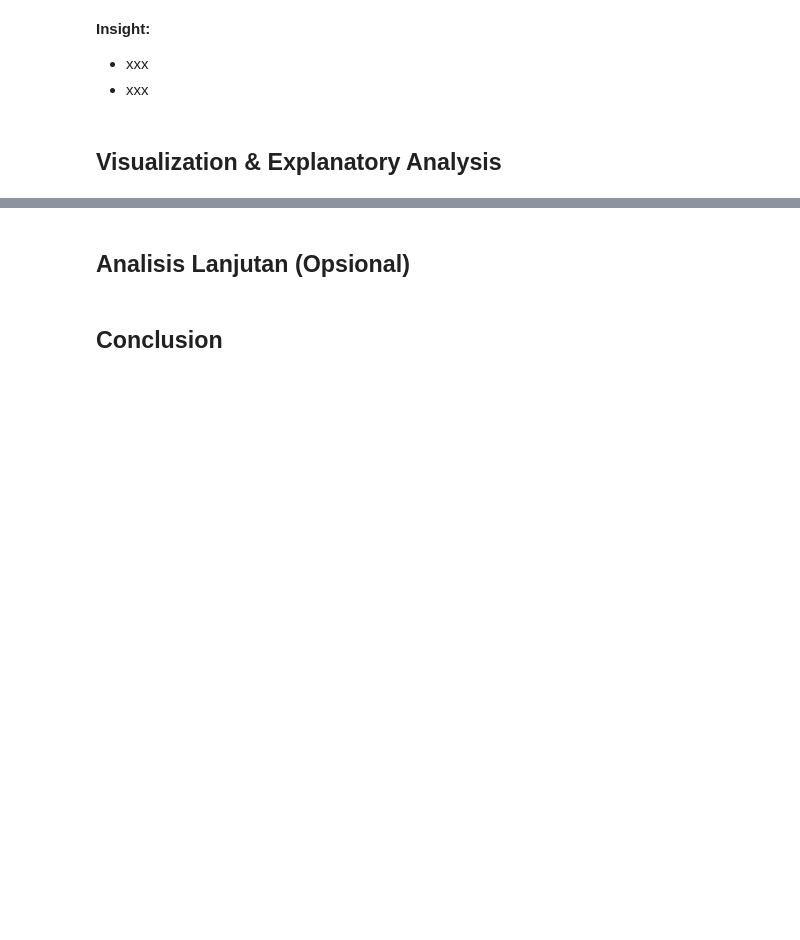
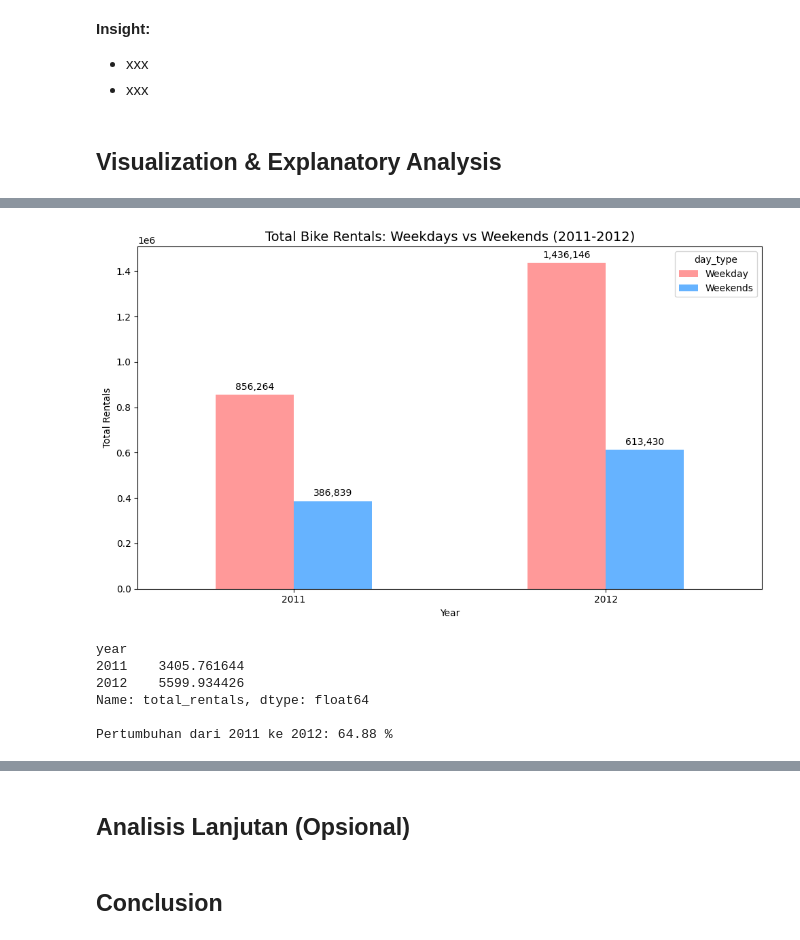
Before and after one commit to huszen/bike-sharing-data-analysis, a Jupyter notebook: notebook.ipynb, the cells around one changed output, grey strips where cells are left out. Cells and saved outputs as stored; diff of their text form; code cells hidden in the pictures; blank space fills up the shorter version.

```diff
--- a/notebook.ipynb
+++ b/notebook.ipynb
@@ -477,0 +501,48 @@ Passing `palette` without assigning `hue` is deprecated and will be removed in v
+# %%
+# VISUALISASI 1
+
+# Memberikan label yang lebih deskriptif pada kolom workingday
+df['day_type'] = df['workingday'].map({1: 'Weekday', 0: 'Weekends'})
+
+# Menghitung total penyewaan berdasarkan tahun dan tipe hari
+workingday_rentals = df.groupby(['year', 'day_type'])['total_rentals'].sum().unstack()
+
+# Membuat Bar Chart
+plt.figure(figsize=(10, 6))
+ax = workingday_rentals.plot(kind='bar', color=['#ff9999','#66b3ff'], ax=plt.gca())
+
+# judul
+plt.title('Total Bike Rentals: Weekdays vs Weekends (2011-2012)', fontsize=14)
+plt.xlabel('Year')
+plt.ylabel('Total Rentals')
+plt.xticks(rotation=0)
+
+# menampilkan angka pada bar chart
+for container in ax.containers:
+    ax.bar_label(container, fmt='{:,.0f}', padding=3)
+
+plt.tight_layout()
+plt.show()
+# %% [output]
+[figure, added]
+# %%
+# rata rata total rental perhari
+avg_per_year = day_df.groupby("year")["total_rentals"].mean()
+print(avg_per_year)
+
+# meghitung growth rate dari tahun 2011 ke tahun 2012
+total_per_year = df.groupby("year")["total_rentals"].sum()
+
+growth_rate = (
+    (total_per_year[2012] - total_per_year[2011])
+    / total_per_year[2011]
+) * 100
+
+print("\nPertumbuhan dari 2011 ke 2012:", round(growth_rate, 2), "%")
+# %% [output]
+year
+2011    3405.761644
+2012    5599.934426
+Name: total_rentals, dtype: float64
+
+Pertumbuhan dari 2011 ke 2012: 64.88 %
```
Also changed, not shown: parts of 18 cells of this notebook, 1 other file.
